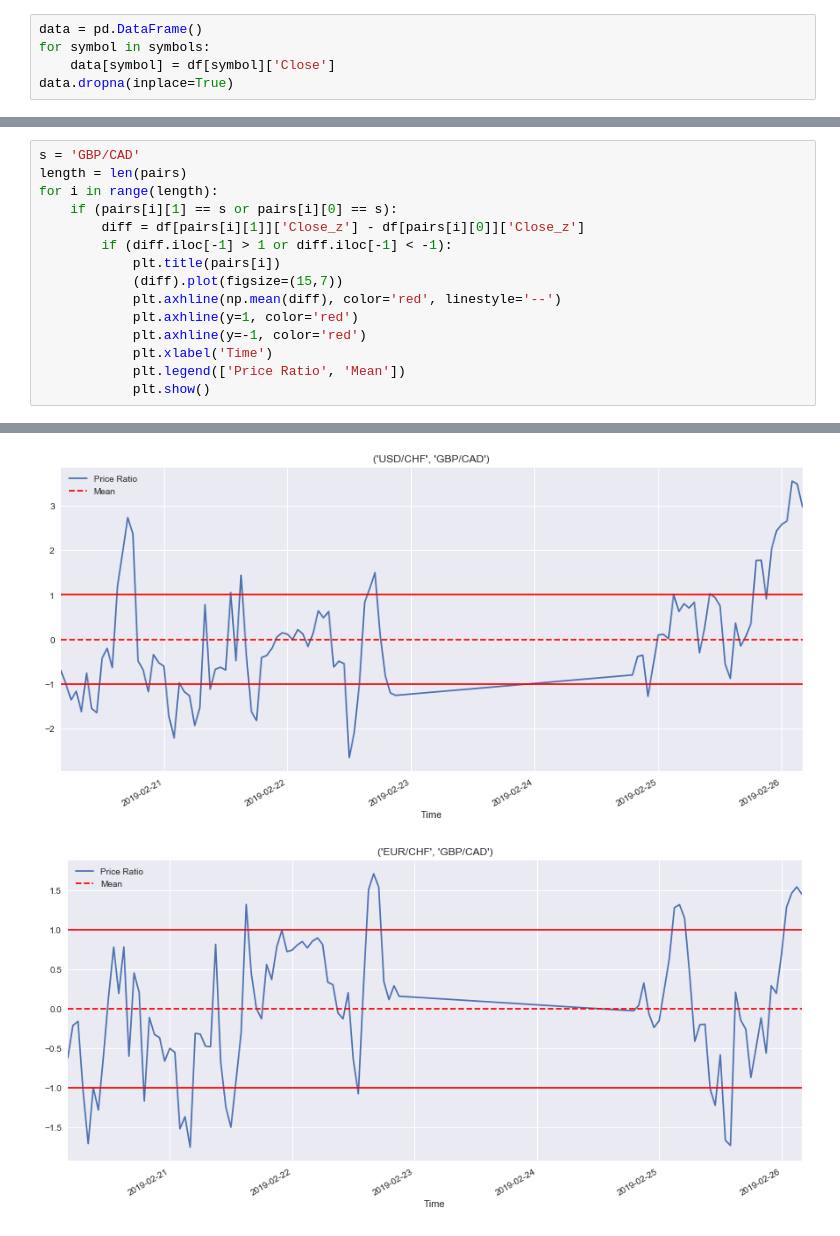
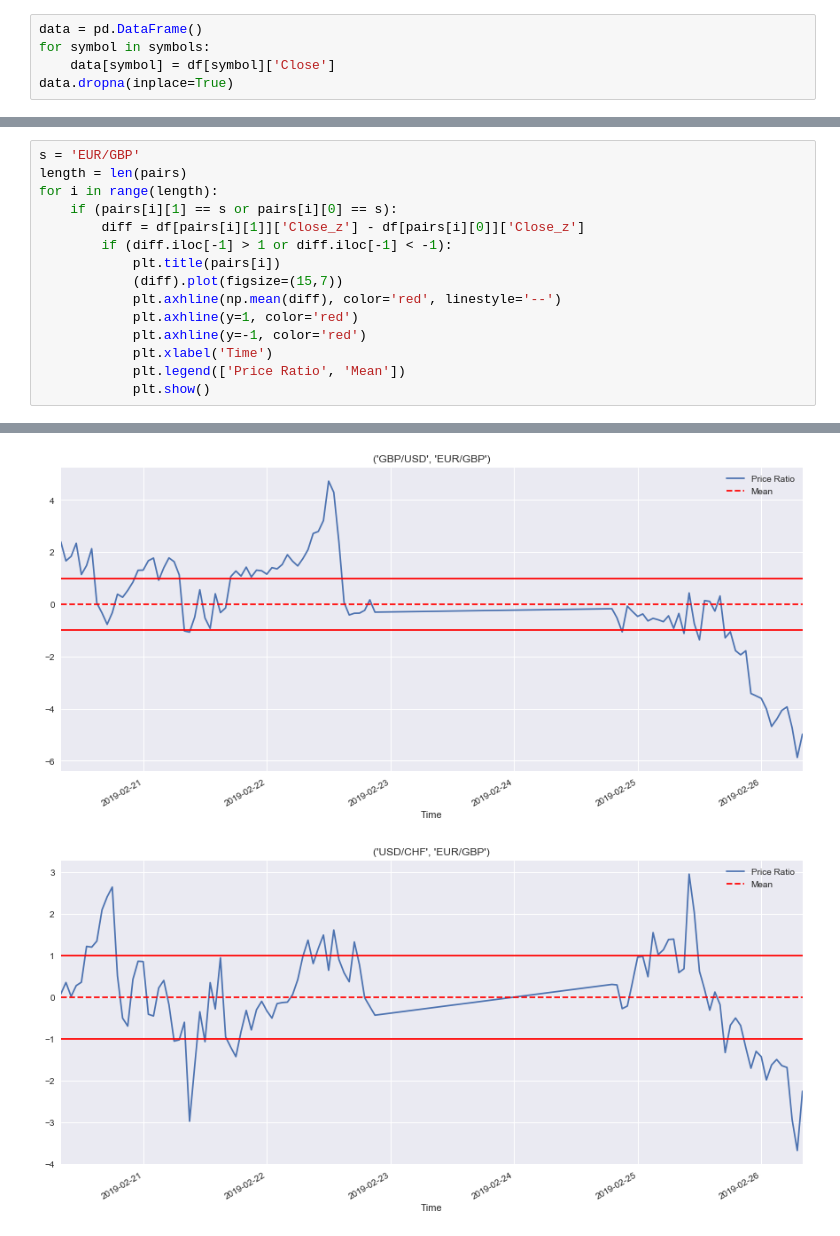
Before and after one commit to ballmdr/blockchain-python, a Jupyter notebook: FXCM/Pairs Trading.ipynb, the cells around one changed output, grey strips where cells are left out. Cells and saved outputs as stored; diff of their text form.

```diff
--- a/FXCM/Pairs Trading.ipynb
+++ b/FXCM/Pairs Trading.ipynb
@@ -77,6 +77,6 @@ print (pairs)
 [('EUR/USD', 'USD/JPY'), ('EUR/USD', 'GBP/USD'), ('EUR/USD', 'USD/CAD'), ('EUR/USD', 'AUD/USD'), ('EUR/USD', 'NZD/USD'), ('EUR/USD', 'EUR/AUD'), ('EUR/USD', 'EUR/CAD'), ('EUR/USD', 'EUR/CHF'), ('EUR/U ...
 # %%
-s = 'GBP/CAD'
+s = 'EUR/GBP'
 length = len(pairs)
 for i in range(length):
     if (pairs[i][1] == s or pairs[i][0] == s):
@@ -95,2 +95,2 @@ for i in range(length):
-[figure, old version]
+[figure, new version]
-[figure, old version]
+[figure, new version]
```
Also changed, not shown: parts of 3 cells of this notebook, 3 other files.
